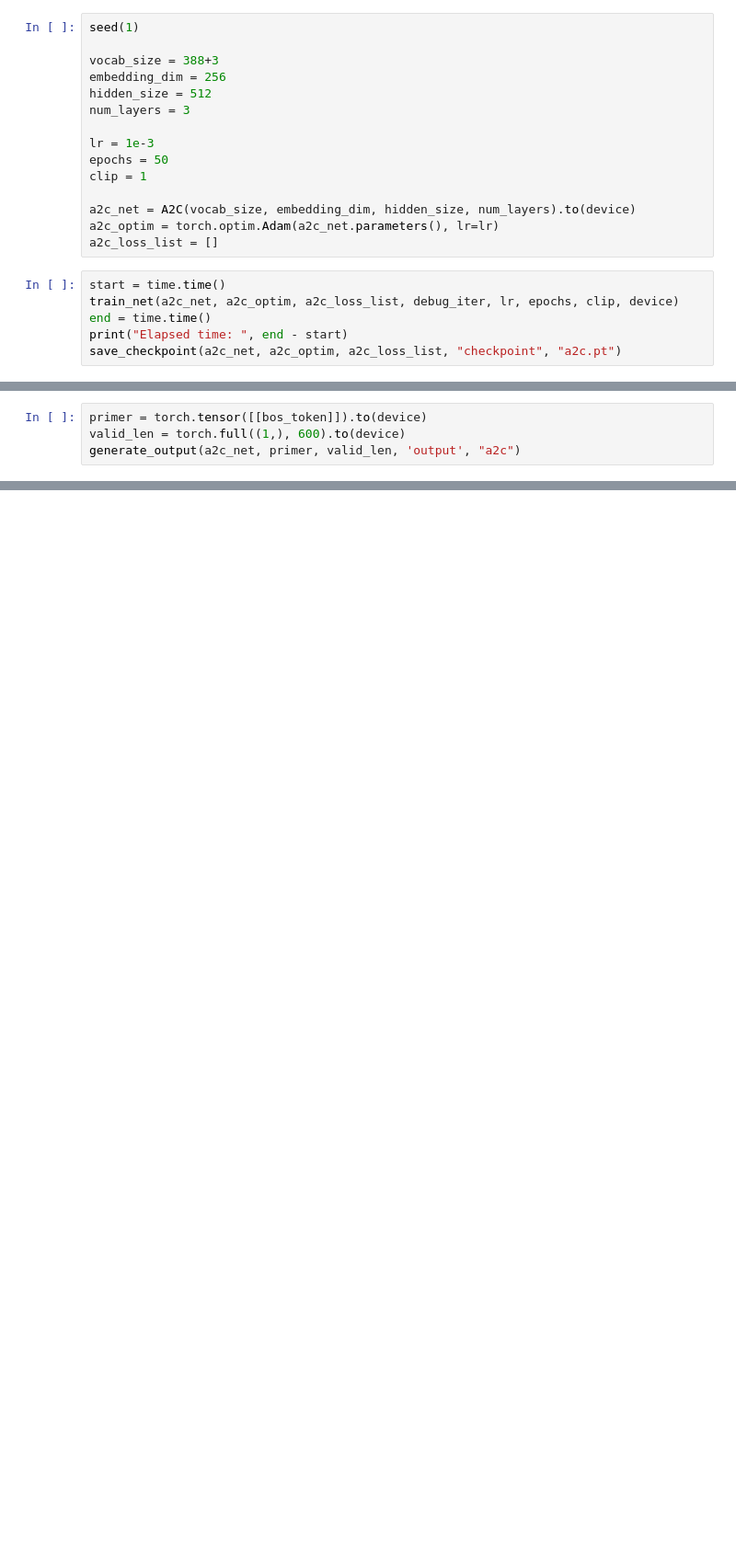
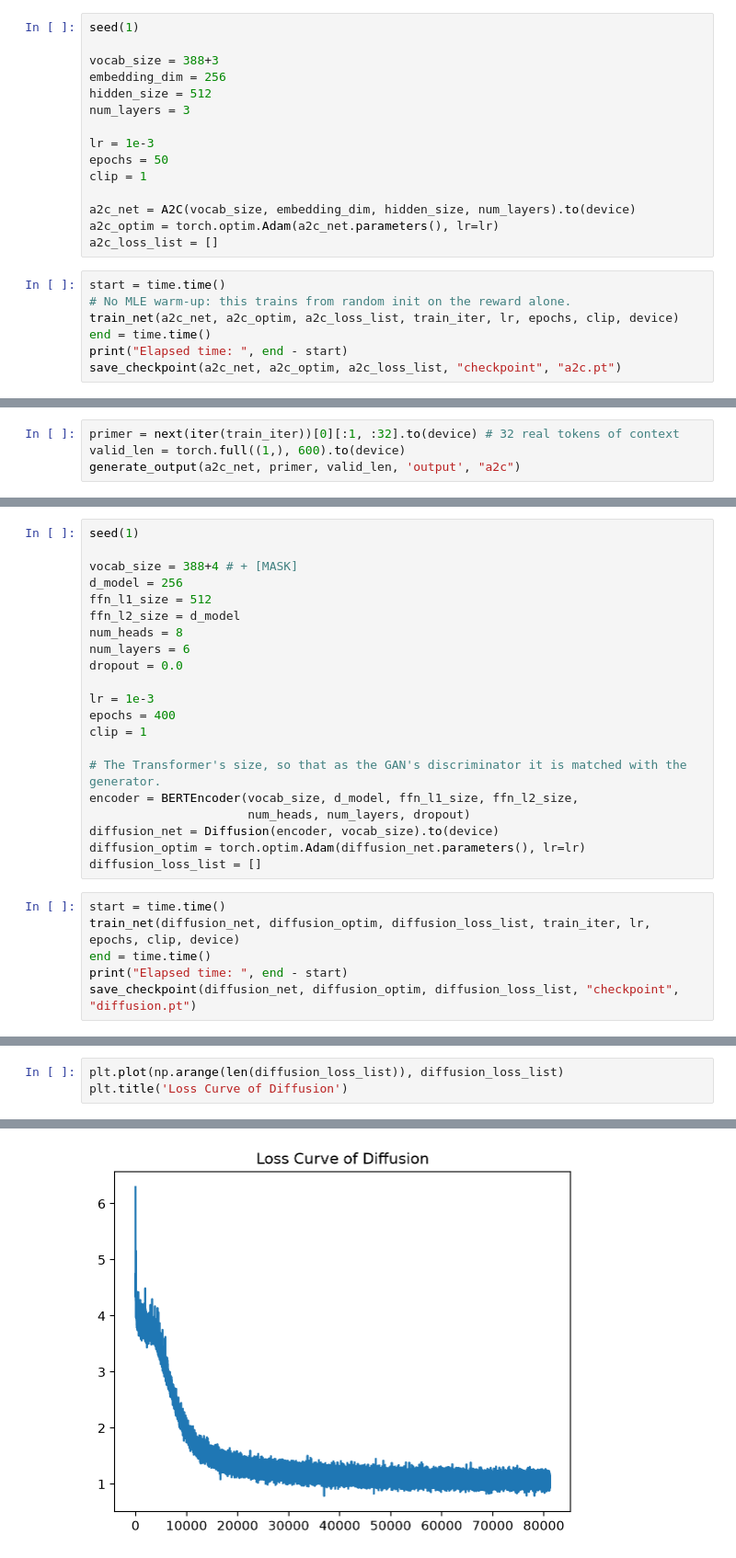
Before and after one commit to metoonhathung/music-generation, a Jupyter notebook: music_generation.ipynb, the cells around one changed output, grey strips where cells are left out. Shown at 92% size. Drawn from its saved outputs; the diff is of its cells as text; blank space fills up the shorter version.

Commit message:
add LLM, add Diffusion, fix Transformer, fix GAN, fix A2C

```diff
--- a/music_generation.ipynb
+++ b/music_generation.ipynb
@@ -1376,7 +1365,8 @@ a2c_optim = torch.optim.Adam(a2c_net.parameters(), lr=lr)
 a2c_loss_list = []
 # %%
 start = time.time()
-train_net(a2c_net, a2c_optim, a2c_loss_list, debug_iter, lr, epochs, clip, device)
+# No MLE warm-up: this trains from random init on the reward alone.
+train_net(a2c_net, a2c_optim, a2c_loss_list, train_iter, lr, epochs, clip, device)
 end = time.time()
 print("Elapsed time: ", end - start)
 save_checkpoint(a2c_net, a2c_optim, a2c_loss_list, "checkpoint", "a2c.pt")
@@ -1388,5 +1401,5 @@ load_checkpoint(a2c_net, a2c_optim, a2c_loss_list, 'checkpoint', 'a2c.pt')
 # %%
-primer = torch.tensor([[bos_token]]).to(device)
+primer = next(iter(train_iter))[0][:1, :32].to(device) # 32 real tokens of context
 valid_len = torch.full((1,), 600).to(device)
 generate_output(a2c_net, primer, valid_len, 'output', "a2c")
 # %%
@@ -1393,0 +1558,27 @@ evaluate_net(a2c_net, debug_iter, device)
+# %%
+seed(1)
+
+vocab_size = 388+4 # + [MASK]
+d_model = 256
+ffn_l1_size = 512
+ffn_l2_size = d_model
+num_heads = 8
+num_layers = 6
+dropout = 0.0
+
+lr = 1e-3
+epochs = 400
+clip = 1
+
+# The Transformer's size, so that as the GAN's discriminator it is matched with the generator.
+encoder = BERTEncoder(vocab_size, d_model, ffn_l1_size, ffn_l2_size,
+                      num_heads, num_layers, dropout)
+diffusion_net = Diffusion(encoder, vocab_size).to(device)
+diffusion_optim = torch.optim.Adam(diffusion_net.parameters(), lr=lr)
+diffusion_loss_list = []
+# %%
+start = time.time()
+train_net(diffusion_net, diffusion_optim, diffusion_loss_list, train_iter, lr, epochs, clip, device)
+end = time.time()
+print("Elapsed time: ", end - start)
+save_checkpoint(diffusion_net, diffusion_optim, diffusion_loss_list, "checkpoint", "diffusion.pt")
@@ -1393,0 +1603,4 @@ evaluate_net(a2c_net, debug_iter, device)
+# %%
+plt.plot(np.arange(len(diffusion_loss_list)), diffusion_loss_list)
+plt.title('Loss Curve of Diffusion')
+# %% [output]
@@ -1393,0 +1608 @@ evaluate_net(a2c_net, debug_iter, device)
+[figure, added]
```
Also changed, not shown: parts of 61 cells of this notebook, 18 other files.
